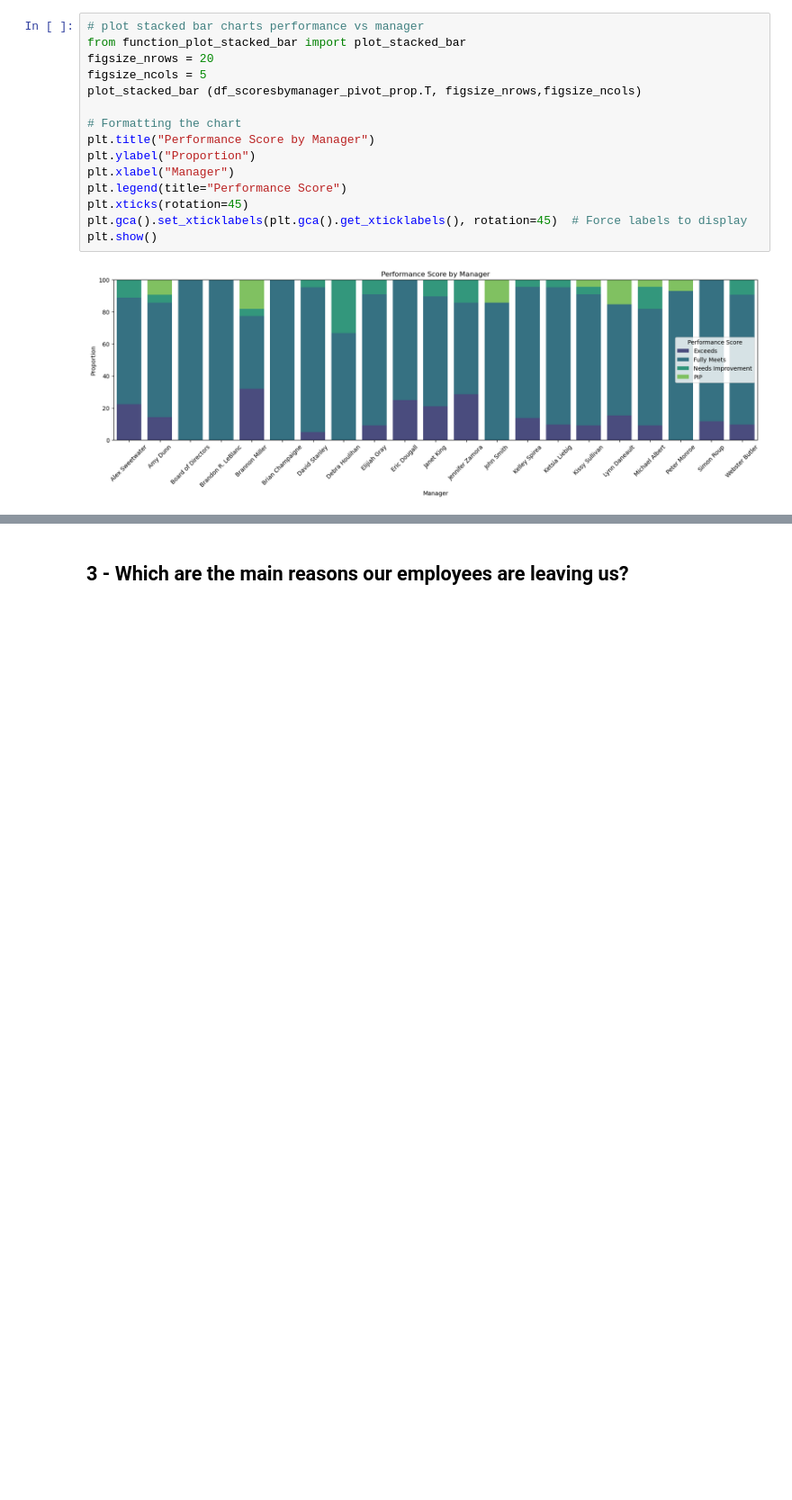
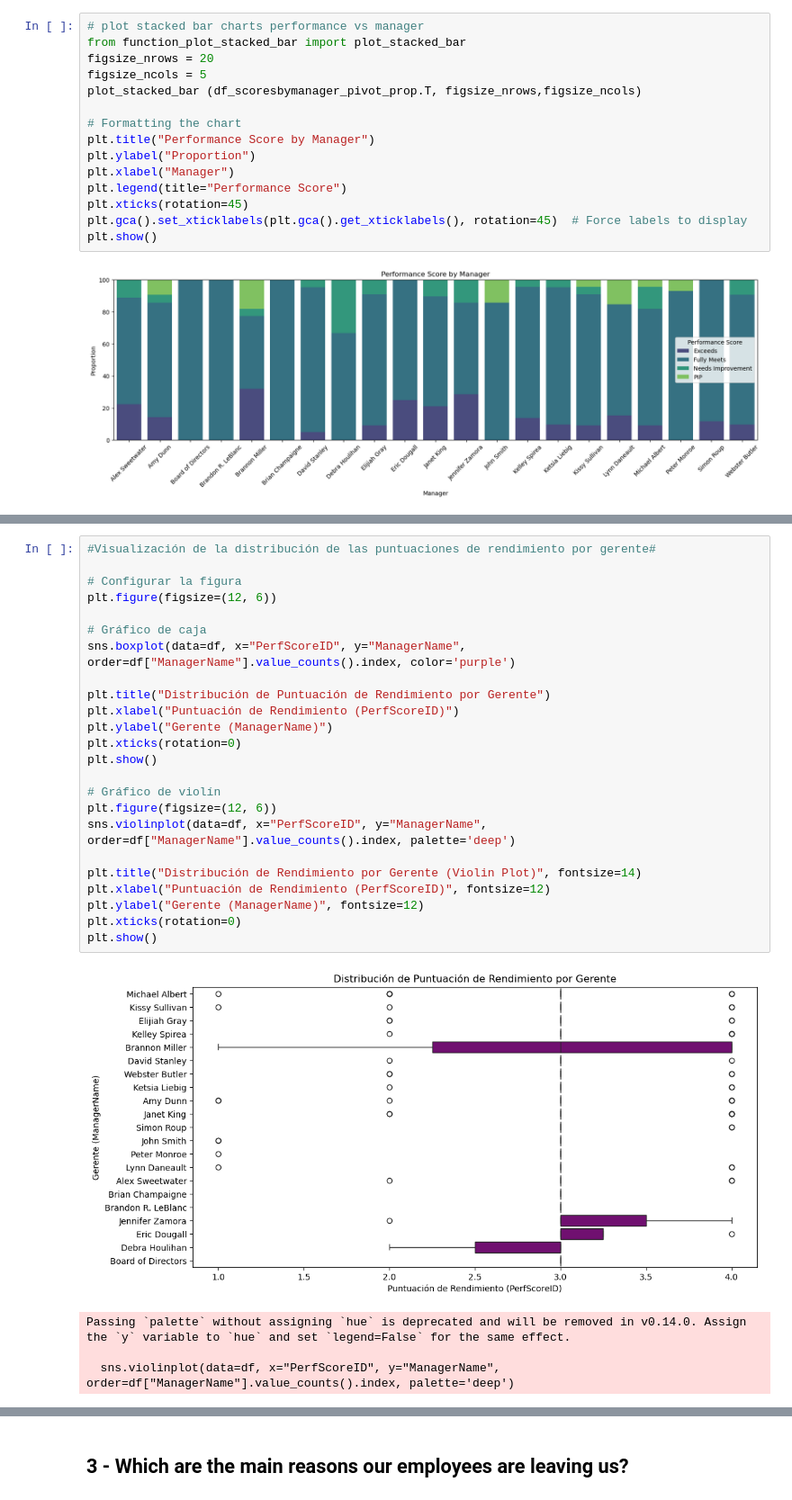
Before and after one commit to Mrivasesade/HR_Hackaton, a Jupyter notebook: HRAnalytics_Hackaton.ipynb, the cells around one changed output, grey strips where cells are left out. Shown at 90% size. Saved outputs shown, nothing was run; the diff lists cells and outputs as text; blank space fills up the shorter version.

```diff
--- a/HRAnalytics_Hackaton.ipynb
+++ b/HRAnalytics_Hackaton.ipynb
@@ -341,0 +350,29 @@ plt.show()
+# %%
+#Visualización de la distribución de las puntuaciones de rendimiento por gerente#
+
+# Configurar la figura
+plt.figure(figsize=(12, 6))
+
+# Gráfico de caja
+sns.boxplot(data=df, x="PerfScoreID", y="ManagerName", order=df["ManagerName"].value_counts().index, color='purple')
+
+plt.title("Distribución de Puntuación de Rendimiento por Gerente")
+plt.xlabel("Puntuación de Rendimiento (PerfScoreID)")
+plt.ylabel("Gerente (ManagerName)")
+plt.xticks(rotation=0)
+plt.show()
+
+# Gráfico de violín
+plt.figure(figsize=(12, 6))
+sns.violinplot(data=df, x="PerfScoreID", y="ManagerName", order=df["ManagerName"].value_counts().index, palette='deep')
+
+plt.title("Distribución de Rendimiento por Gerente (Violin Plot)", fontsize=14)
+plt.xlabel("Puntuación de Rendimiento (PerfScoreID)", fontsize=12)
+plt.ylabel("Gerente (ManagerName)", fontsize=12)
+plt.xticks(rotation=0)
+plt.show()
+# %% [output]
+[figure, added]
+Passing `palette` without assigning `hue` is deprecated and will be removed in v0.14.0. Assign the `y` variable to `hue` and set `legend=False` for the same effect.
+
+  sns.violinplot(data=df, x="PerfScoreID", y="ManagerName", order=df["ManagerName"].value_counts().index, palette='deep')
```
Also changed, not shown: parts of 9 cells of this notebook.
